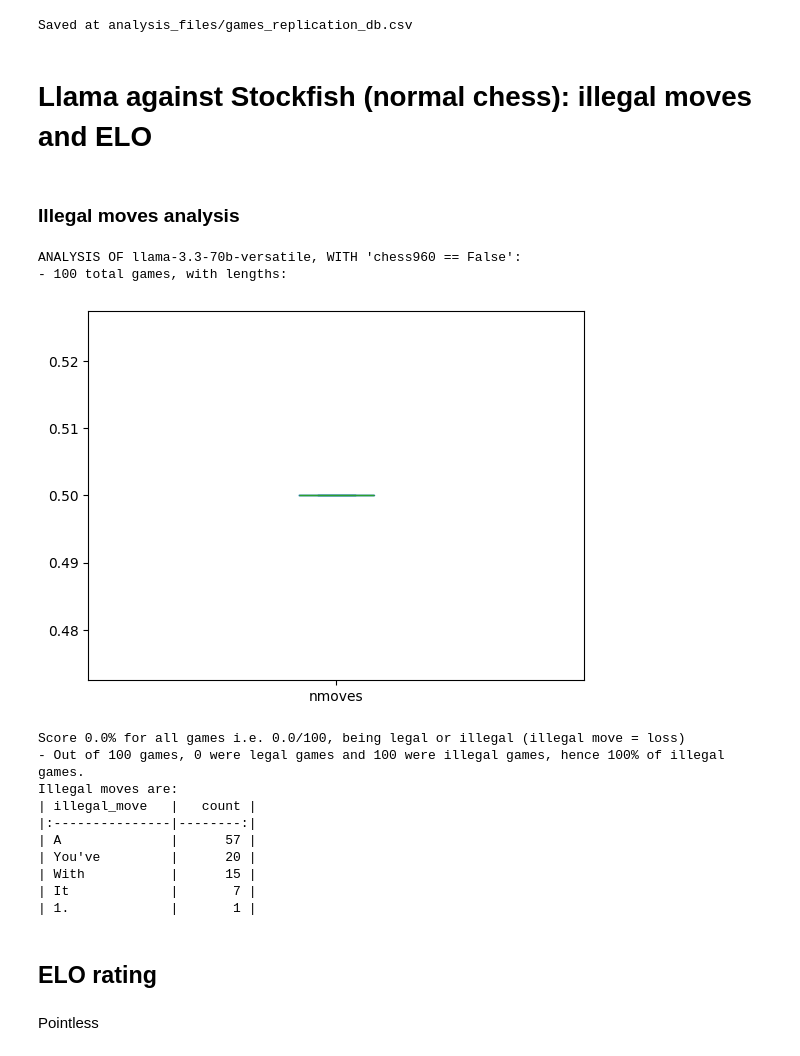
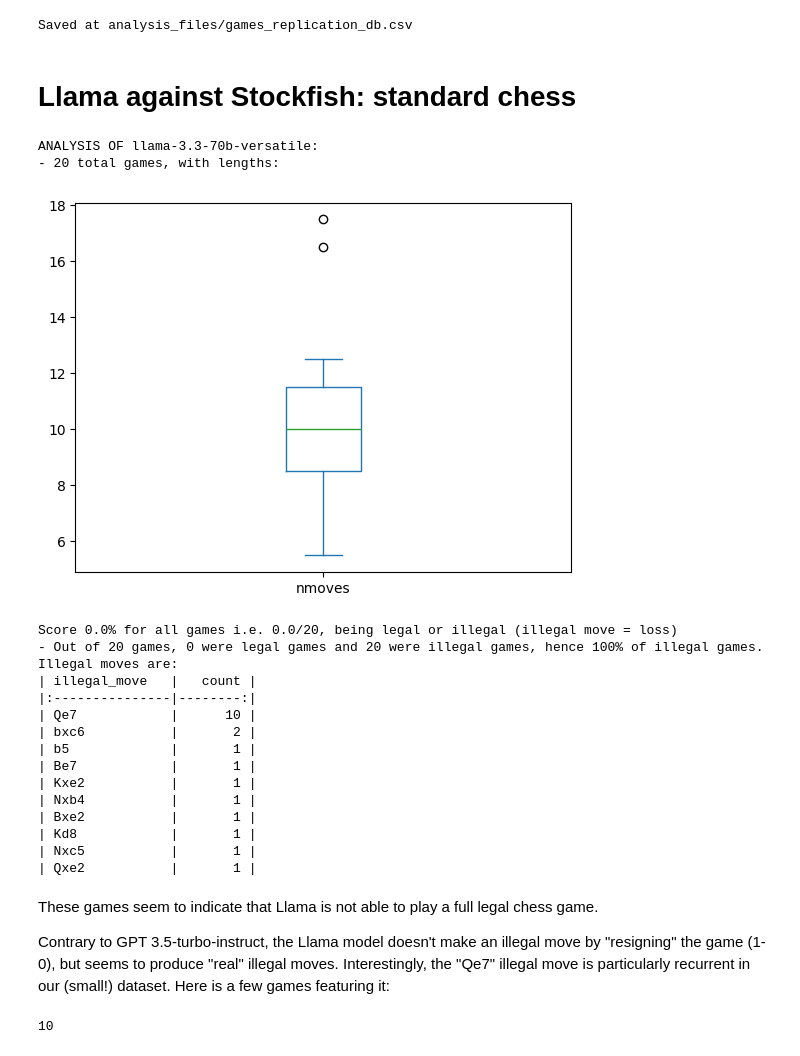
Before and after one commit to noabrtn19/gptchess, a Jupyter notebook: replication_analysis.ipynb, the cells around one changed output. Saved outputs shown, nothing was run; the diff lists cells and outputs as text; code cells hidden in the pictures.

Commit message:
Add replication analysis

```diff
--- a/replication_analysis.ipynb
+++ b/replication_analysis.ipynb
@@ -274,59 +363,36 @@ print(f"Saved at analysis_files/{os.path.basename(games_folder)}_db.csv")
 # %% [output]
 Saved at analysis_files/games_replication_db.csv
 # %% [markdown]
-# Llama against Stockfish (normal chess): illegal moves and ELO
+# Llama against Stockfish: standard chess
-# %% [markdown]
-### Illegal moves analysis
-# %%
-def illegal_moves_analysis(df, model_name, filtering_rules=None):
-    df = df.query(f"white == '{model_name}' or black == '{model_name}'")
-
-    if filtering_rules is not None:
-        print(f"ANALYSIS OF {model_name}, WITH '{filtering_rules}':")
-        df = df.query(filtering_rules)
-    else:
-        print(f"ANALYSIS OF {model_name}:")
-
-    # Games lengths
-    print(f"- {len(df)} total games, with lengths:")
-    (df['nmoves'] / 2).plot(kind='box')
-    plt.show()
-
-    # Score
-    df_legal_games = df.query("has_illegal == False")
-    if len(df_legal_games > 0):
-        score = compute_score(df_legal_games, model_name=model_name)
-        print(f"- Score {round(100*score, 2)}% for games with only legal moves")
-
-    score, t = compute_score(df, model_name=model_name, percentage=False)
-    tot = len(df)
-    print(f"Score {round(100*(score/tot), 2)}% for all games i.e. {score}/{tot}, being legal or illegal (illegal move = loss)")
-
-    # Number of illegal games & enum
-    vals = df['has_illegal'].value_counts()
-    ntot = vals.get(True, 0) + vals.get(False, 0)
-    illegal_percentage = round((vals.get(True, 0)/ntot)*100) if ntot else 0
-    print(f"- Out of {ntot} games, {vals.get(False, 0)} were legal games and {vals.get(True, 0)} were illegal games, hence {illegal_percentage}% of illegal games.")
-
-    print("Illegal moves are:")
-    print(df.query("has_illegal == True")['illegal_move'].value_counts().to_markdown())
+# %%
+df_normal = df.query("chess960 == False")
 # %%
-illegal_moves_analysis(df, "llama-3.3-70b-versatile", "chess960 == False")
+illegal_moves_analysis(df_normal, "llama-3.3-70b-versatile")
 # %% [output]
-ANALYSIS OF llama-3.3-70b-versatile, WITH 'chess960 == False':
-- 100 total games, with lengths:
+ANALYSIS OF llama-3.3-70b-versatile:
+- 20 total games, with lengths:
-[figure, old version]
+[figure, new version]
-Score 0.0% for all games i.e. 0.0/100, being legal or illegal (illegal move = loss)
-- Out of 100 games, 0 were legal games and 100 were illegal games, hence 100% of illegal games.
+Score 0.0% for all games i.e. 0.0/20, being legal or illegal (illegal move = loss)
+- Out of 20 games, 0 were legal games and 20 were illegal games, hence 100% of illegal games.
 Illegal moves are:
 | illegal_move   |   count |
 |:---------------|--------:|
-| A              |      57 |
-| You've         |      20 |
-| With           |      15 |
-| It             |       7 |
-| 1.             |       1 |
+| Qe7            |      10 |
+| bxc6           |       2 |
+| b5             |       1 |
+| Be7            |       1 |
+| Kxe2           |       1 |
+| Nxb4           |       1 |
+| Bxe2           |       1 |
+| Kd8            |       1 |
+| Nxc5           |       1 |
+| Qxe2           |       1 |
-# %% [markdown]
-## ELO rating
-# %% [markdown]
-Pointless
+# %% [markdown]
+These games seem to indicate that Llama is not able to play a full legal chess game.
+
+Contrary to GPT 3.5-turbo-instruct, the Llama model doesn't make an illegal move by "resigning" the game (1-0), but seems to produce "real" illegal moves. Interestingly, the "Qe7" illegal move is particularly recurrent in our (small!) dataset. Here is a few games featuring it:
+# %%
+df_normal_Qe7 = df_normal.query("illegal_move == 'Qe7'")
+len(df_normal_Qe7)
+# %% [output]
+10
```
Also changed, not shown: parts of 25 cells of this notebook, 8 other files.
